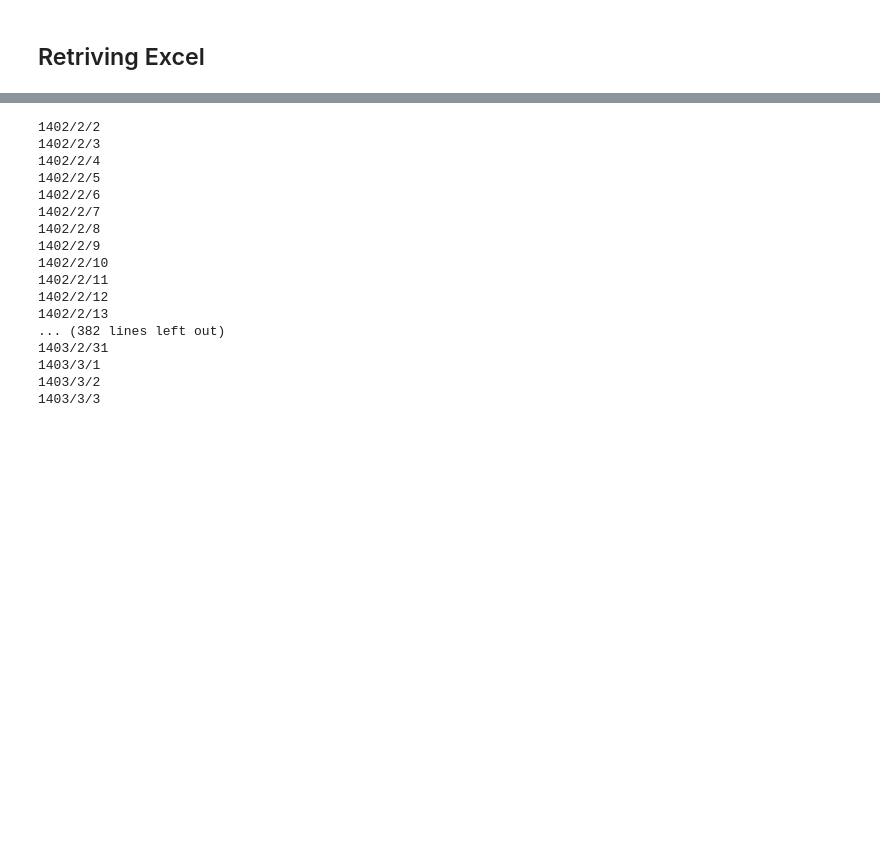
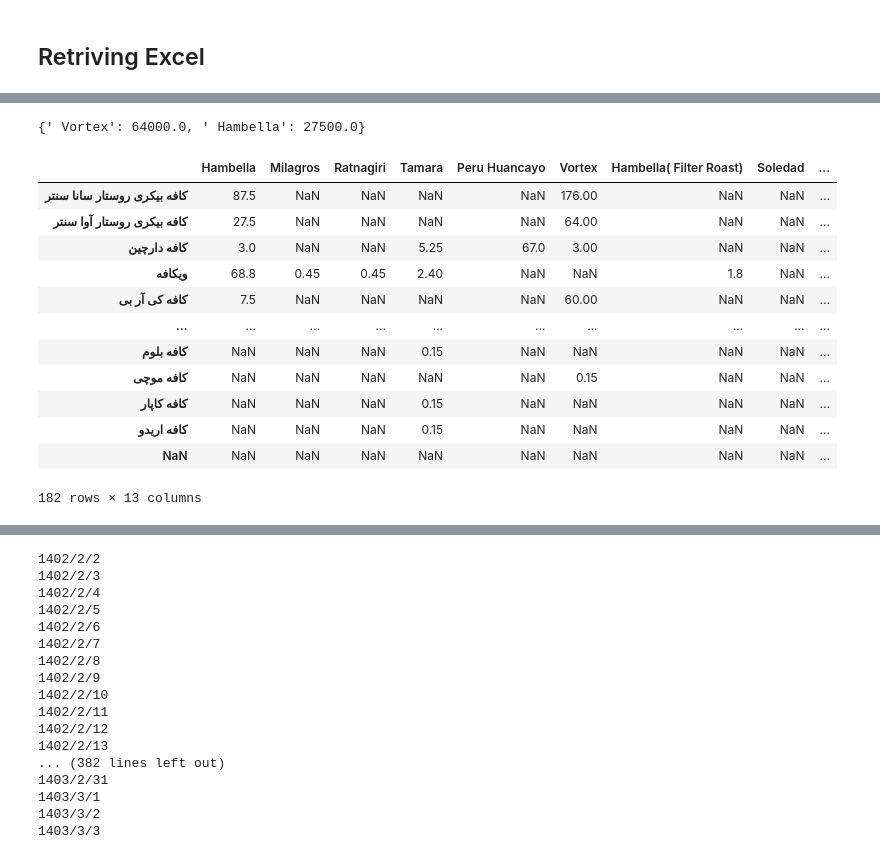
Before and after one commit to mammadbrazili/XAV, a Jupyter notebook: Report Vol2.ipynb, the cells around one changed output, grey strips where cells are left out. Drawn from its saved outputs; the diff is of its cells as text; code cells hidden in the pictures; blank space fills up the shorter version.

```diff
--- a/Report Vol2.ipynb
+++ b/Report Vol2.ipynb
@@ -338,0 +334,37 @@ span_df
+# %%
+sf = span_df[span_df["نام کافه"] == "کافه بیکری روستار آوا سنتر"]
+# dict_1 = {}
+# for i in set(sf["نام محصول"].to_list()):
+#     gf = sum(sf[sf["نام محصول"]== i]["واحد فرعی"].to_list())
+#     dict_1.update({i:gf})
+
+# dict_1
+# %% [output]
+{' Vortex': 64000.0, ' Hambella': 27500.0}
+# %%
+dict_1 = {}
+cafe_list = set(span_df["نام کافه"].to_list())
+for i in cafe_list:
+    dict_1[i] = {}
+    sf = span_df[span_df["نام کافه"] == i]
+    for j in set(sf["نام محصول"].to_list()):
+        gf = sum(sf[sf["نام محصول"]== j]["واحد فرعی"].to_list())/1000
+        dict_1[i].update({j:gf})
+
+cafe_df = pd.DataFrame(dict_1).T
+cafe_df["Total"] = cafe_df.sum(axis=1)
+cafe_df = cafe_df.sort_values(by='Total', ascending=False)
+# %% [output]
+|  | Hambella | Milagros | Ratnagiri | Tamara | Peru Huancayo | Vortex | Hambella( Filter Roast) | Soledad | ... |
+| کافه بیکری روستار سانا سنتر | 87.5 | NaN | NaN | NaN | NaN | 176.00 | NaN | NaN | ... |
+| کافه بیکری روستار آوا سنتر | 27.5 | NaN | NaN | NaN | NaN | 64.00 | NaN | NaN | ... |
+| کافه دارچین | 3.0 | NaN | NaN | 5.25 | 67.0 | 3.00 | NaN | NaN | ... |
+| ویکافه | 68.8 | 0.45 | 0.45 | 2.40 | NaN | NaN | 1.8 | NaN | ... |
+| کافه کی آر بی | 7.5 | NaN | NaN | NaN | NaN | 60.00 | NaN | NaN | ... |
+| ... | ... | ... | ... | ... | ... | ... | ... | ... | ... |
+| کافه بلوم | NaN | NaN | NaN | 0.15 | NaN | NaN | NaN | NaN | ... |
+| کافه موچی | NaN | NaN | NaN | NaN | NaN | 0.15 | NaN | NaN | ... |
+| کافه کاپار | NaN | NaN | NaN | 0.15 | NaN | NaN | NaN | NaN | ... |
+| کافه اریدو | NaN | NaN | NaN | 0.15 | NaN | NaN | NaN | NaN | ... |
+| NaN | NaN | NaN | NaN | NaN | NaN | NaN | NaN | NaN | ... |
+182 rows × 13 columns
```
Also changed, not shown: parts of 3 cells of this notebook.
